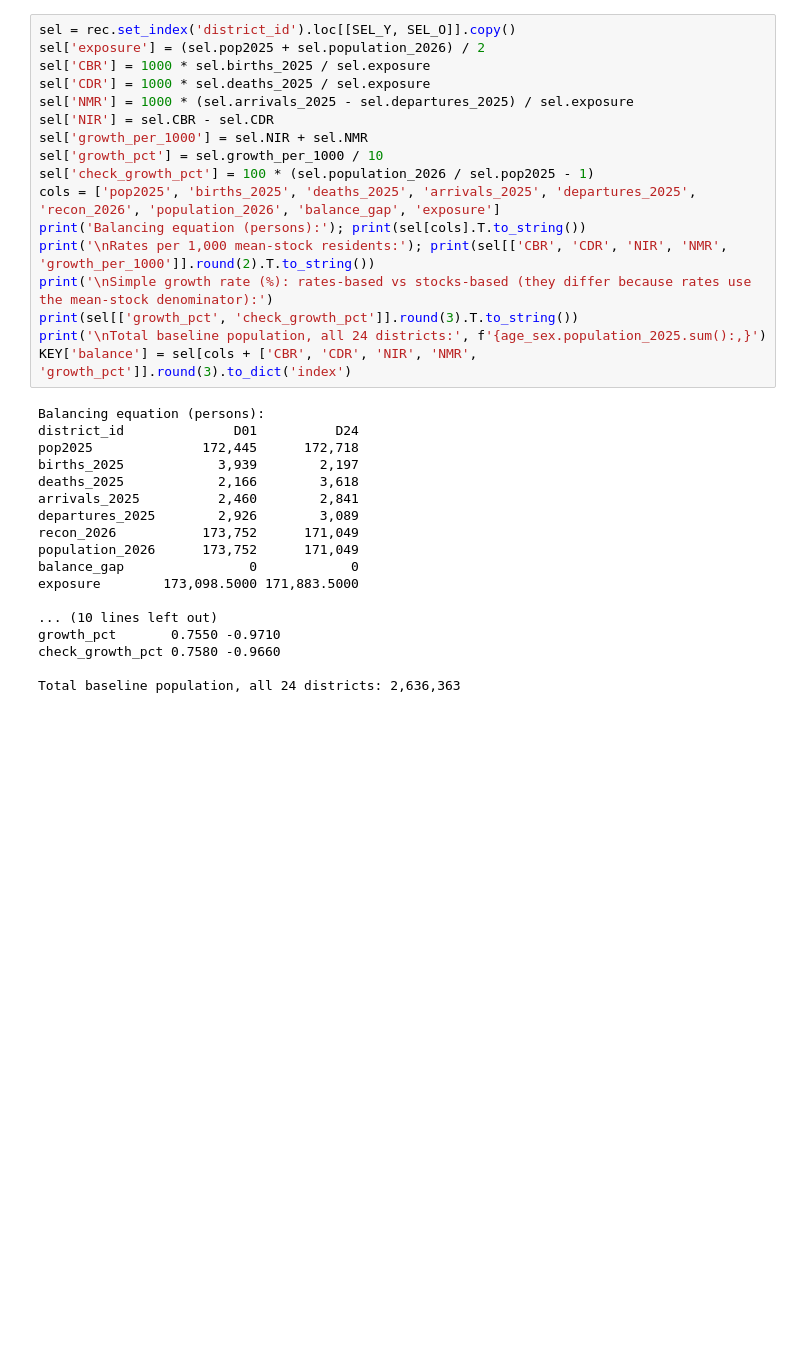
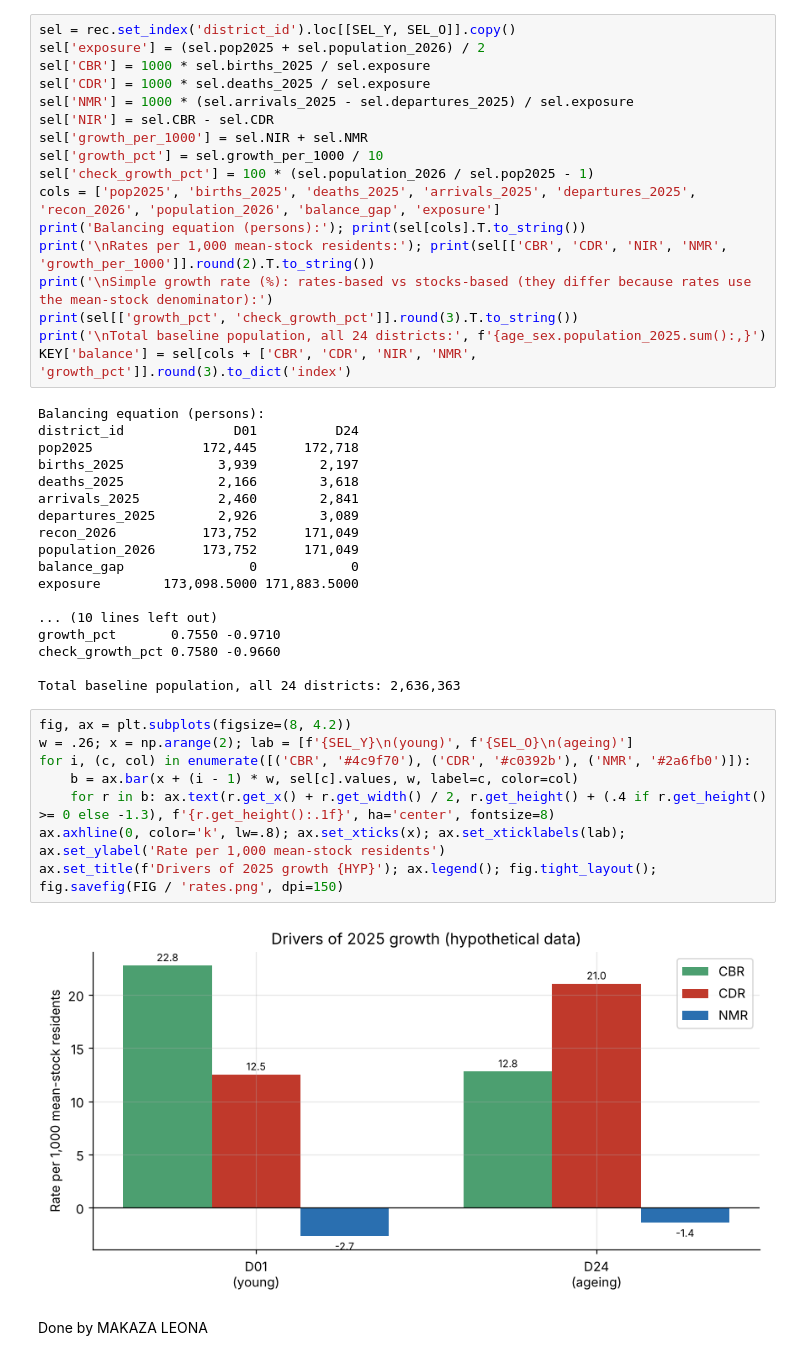
Before and after one commit to mharidzotakudzwar-dotcom/HASTS206-Assignment2, a Jupyter notebook: Assignment2_Analysis.ipynb, the cells around one changed output. Cells and saved outputs as stored; diff of their text form; blank space fills up the shorter version.

```diff
--- a/Assignment2_Analysis.ipynb
+++ b/Assignment2_Analysis.ipynb
@@ -320,3 +320,15 @@ growth_pct       0.7550 -0.9710
 check_growth_pct 0.7580 -0.9660
 
 Total baseline population, all 24 districts: 2,636,363
+# %%
+fig, ax = plt.subplots(figsize=(8, 4.2))
+w = .26; x = np.arange(2); lab = [f'{SEL_Y}\n(young)', f'{SEL_O}\n(ageing)']
+for i, (c, col) in enumerate([('CBR', '#4c9f70'), ('CDR', '#c0392b'), ('NMR', '#2a6fb0')]):
+    b = ax.bar(x + (i - 1) * w, sel[c].values, w, label=c, color=col)
+    for r in b: ax.text(r.get_x() + r.get_width() / 2, r.get_height() + (.4 if r.get_height() >= 0 else -1.3), f'{r.get_height():.1f}', ha='center', fontsize=8)
+ax.axhline(0, color='k', lw=.8); ax.set_xticks(x); ax.set_xticklabels(lab); ax.set_ylabel('Rate per 1,000 mean-stock residents')
+ax.set_title(f'Drivers of 2025 growth {HYP}'); ax.legend(); fig.tight_layout(); fig.savefig(FIG / 'rates.png', dpi=150)
+# %% [output]
+[figure, added]
+# %% [markdown]
+Done by MAKAZA LEONA
```
Also changed, not shown: parts of 15 cells of this notebook.
